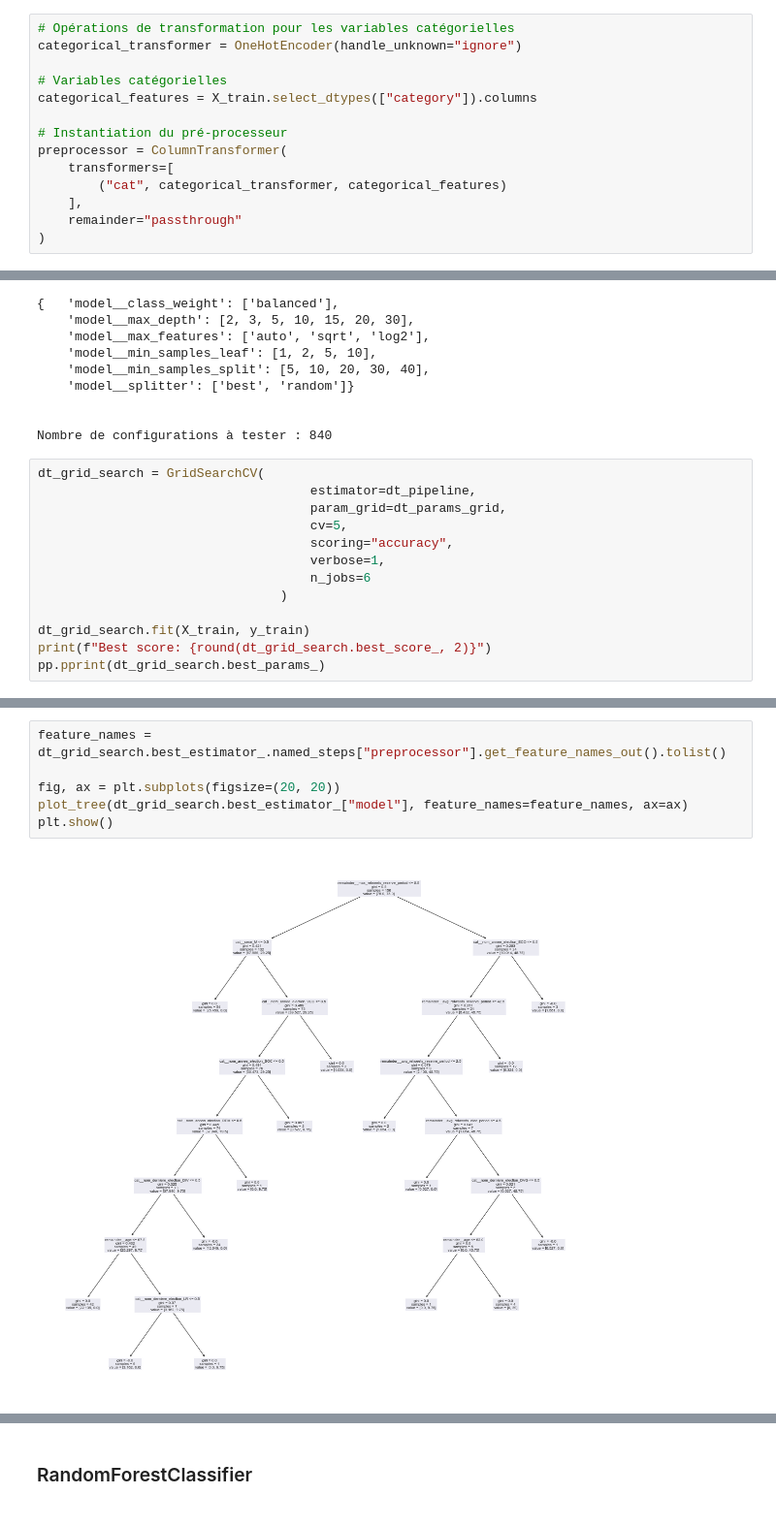
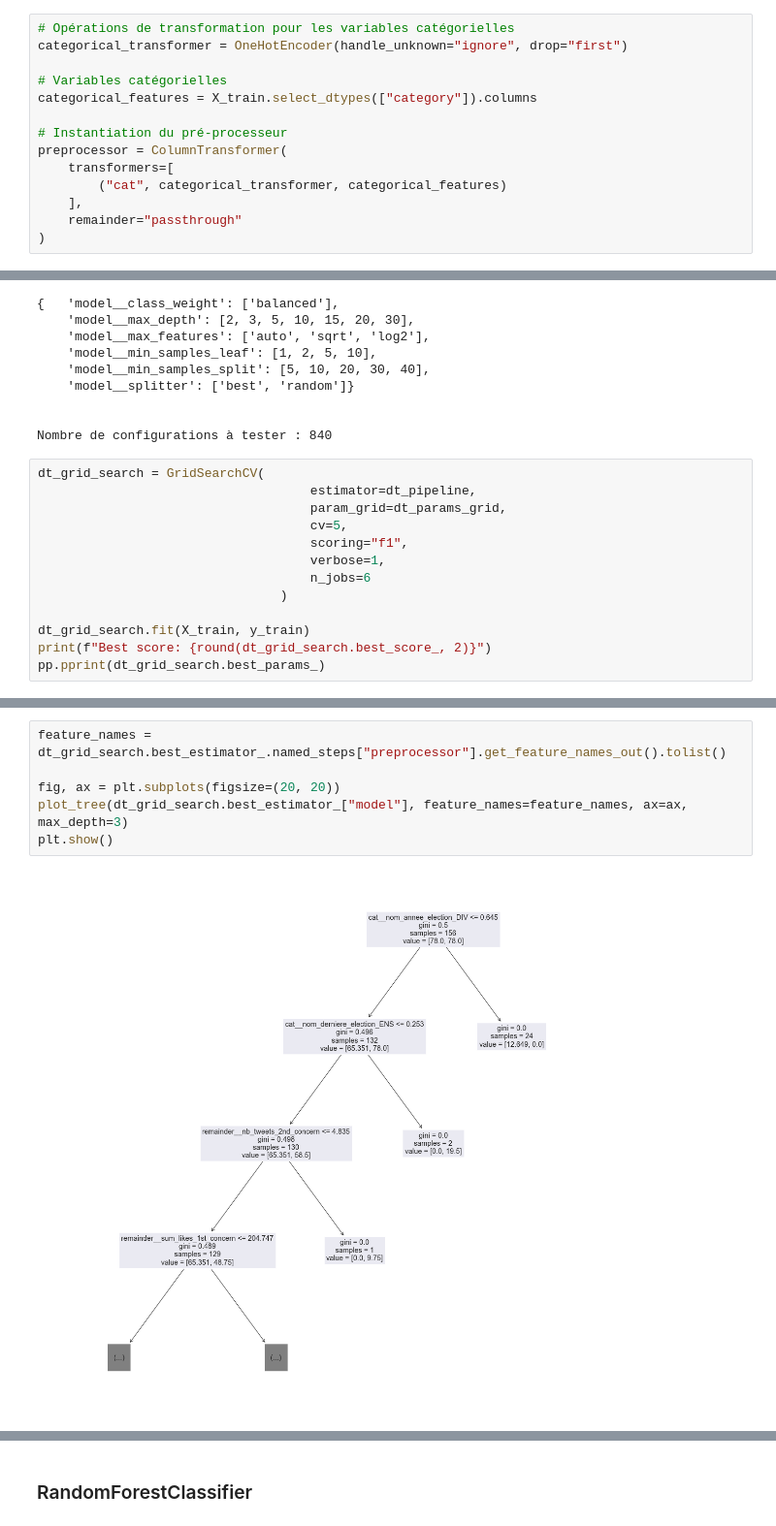
Before and after one commit to Antoine101/ElecTweets, a Jupyter notebook: model_exploration.ipynb, the cells around one changed output, grey strips where cells are left out. Shown at 97% size. Cells and saved outputs as stored; diff of their text form.

```diff
--- a/model_exploration.ipynb
+++ b/model_exploration.ipynb
@@ -367,7 +367,7 @@ y_test = y_test.astype('int')
 ### Création du preprocessor
 # %%
 # Opérations de transformation pour les variables catégorielles
-categorical_transformer = OneHotEncoder(handle_unknown="ignore")
+categorical_transformer = OneHotEncoder(handle_unknown="ignore", drop="first")
 
 # Variables catégorielles
 categorical_features = X_train.select_dtypes(["category"]).columns
@@ -501,7 +515,7 @@ dt_grid_search = GridSearchCV(
                                     estimator=dt_pipeline,
                                     param_grid=dt_params_grid,
                                     cv=5,
-                                    scoring="accuracy",
+                                    scoring="f1",
                                     verbose=1,
                                     n_jobs=6
                                 )
@@ -539,8 +554,8 @@ Classification metrics for test data
 # %%
 feature_names = dt_grid_search.best_estimator_.named_steps["preprocessor"].get_feature_names_out().tolist()
 
 fig, ax = plt.subplots(figsize=(20, 20))
-plot_tree(dt_grid_search.best_estimator_["model"], feature_names=feature_names, ax=ax)
+plot_tree(dt_grid_search.best_estimator_["model"], feature_names=feature_names, ax=ax, max_depth=3)
 plt.show()
 # %% [output]
-[figure, old version]
+[figure, new version]
```
Also changed, not shown: parts of 15 cells of this notebook.
